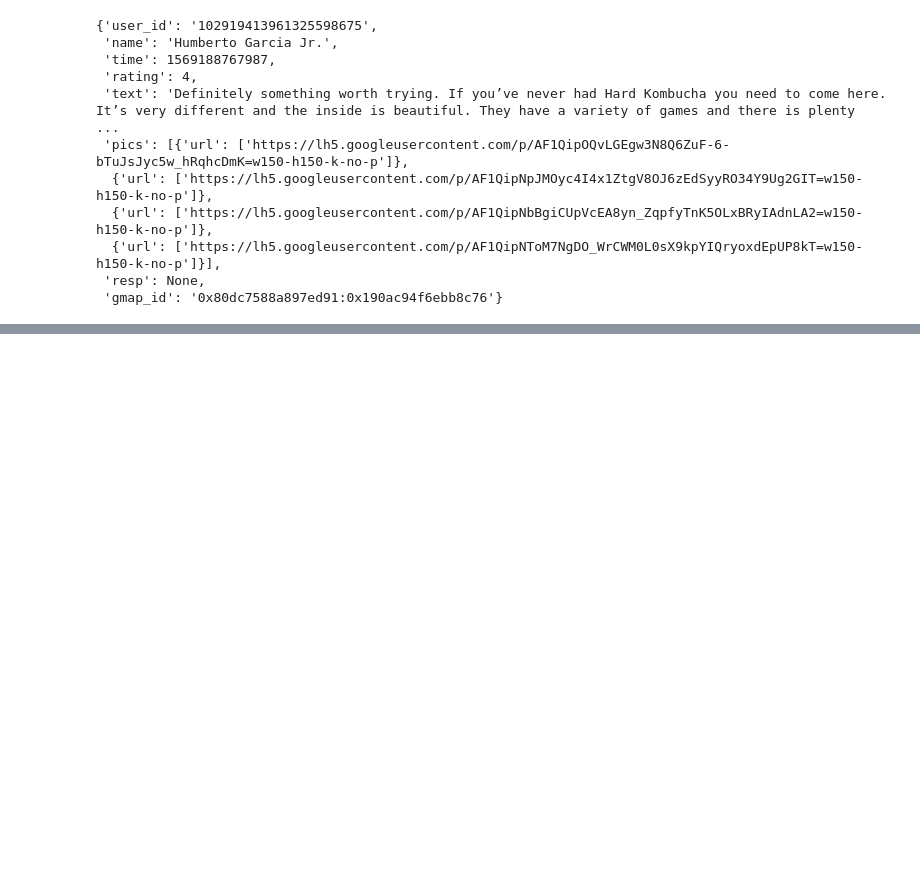
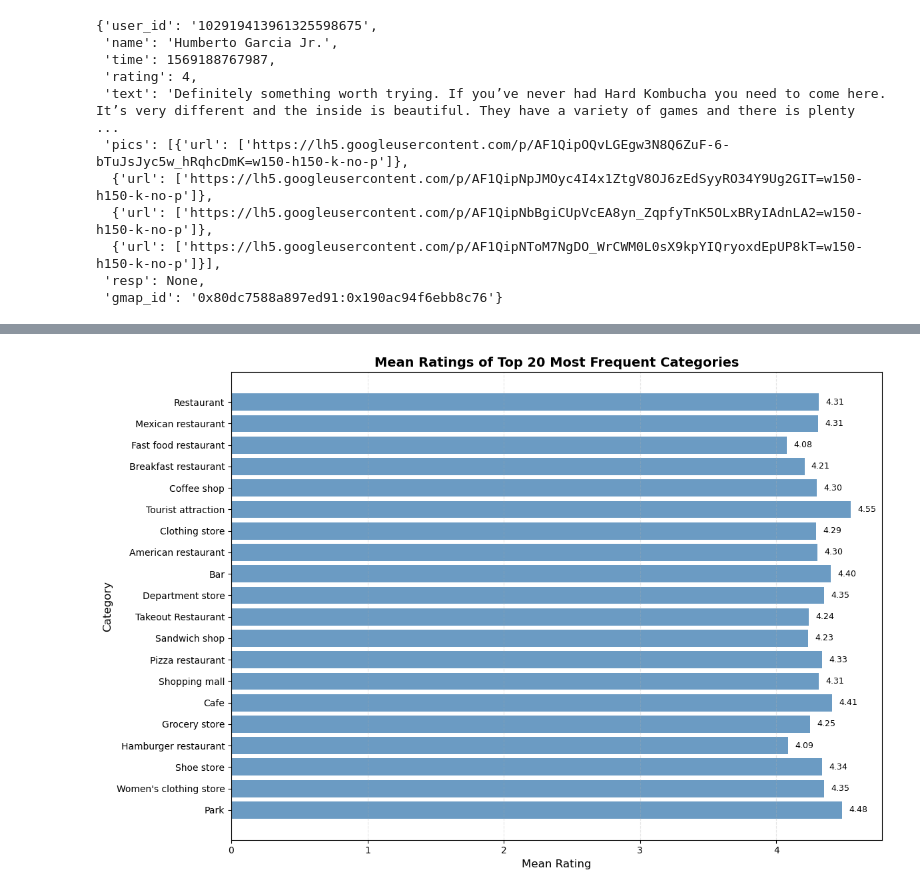
Before and after one commit to TheBoyRoy05/CSE158-Assignment2, a Jupyter notebook: final.ipynb, the cells around one changed output, grey strips where cells are left out. Cells and saved outputs as stored; diff of their text form; code cells hidden in the pictures; blank space fills up the shorter version.

```diff
--- a/final.ipynb
+++ b/final.ipynb
@@ -87,0 +247,51 @@ review_sd[0]
+# %%
+categories = {b['gmap_id']: b['category'] for b in meta_sd}
+
+categories_ratings = defaultdict(list)
+for r in review_sd:
+    cats = categories.get(r['gmap_id'])
+    rating = r.get('rating')
+    if cats and rating is not None:
+        cats_list = cats if isinstance(cats, list) else [cats]
+        for cat in cats_list:
+            categories_ratings[cat].append(rating)
+
+df_cat = pd.DataFrame([
+    {
+        'category': cat,
+        'weighted_mean': np.array(ratings, dtype=float).mean(),
+        'num_reviews': len(ratings)
+    }
+    for cat, ratings in categories_ratings.items()
+]).sort_values('num_reviews', ascending=False)
+# %%
+top_20_categories = df_cat.head(20)
+
+# Create bar chart
+plt.figure(figsize=(12, 8))
+bars = plt.barh(
+    range(len(top_20_categories)),
+    top_20_categories['weighted_mean'],
+    color='steelblue',
+    alpha=0.8
+)
+
+# Set y-axis labels to category names
+plt.yticks(range(len(top_20_categories)), top_20_categories['category'])
+plt.xlabel('Mean Rating', fontsize=12)
+plt.ylabel('Category', fontsize=12)
+plt.title('Mean Ratings of Top 20 Most Frequent Categories', fontsize=14, fontweight='bold')
+plt.grid(axis='x', alpha=0.3, linestyle='--')
+
+# Add value labels on bars
+for i, (idx, row) in enumerate(top_20_categories.iterrows()):
+    plt.text(row['weighted_mean'] + 0.05, i, f"{row['weighted_mean']:.2f}",
+             va='center', fontsize=9)
+
+# Reverse y-axis so highest frequency is at top
+plt.gca().invert_yaxis()
+
+plt.tight_layout()
+plt.show()
+# %% [output]
+[figure, added]
```
Also changed, not shown: parts of 9 cells of this notebook.
